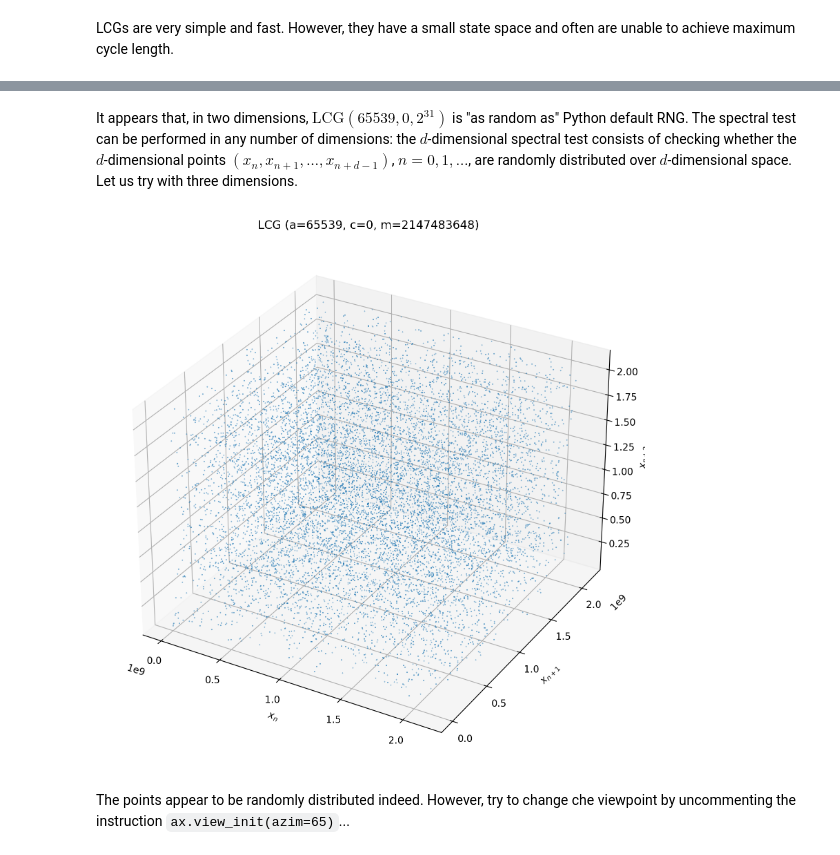
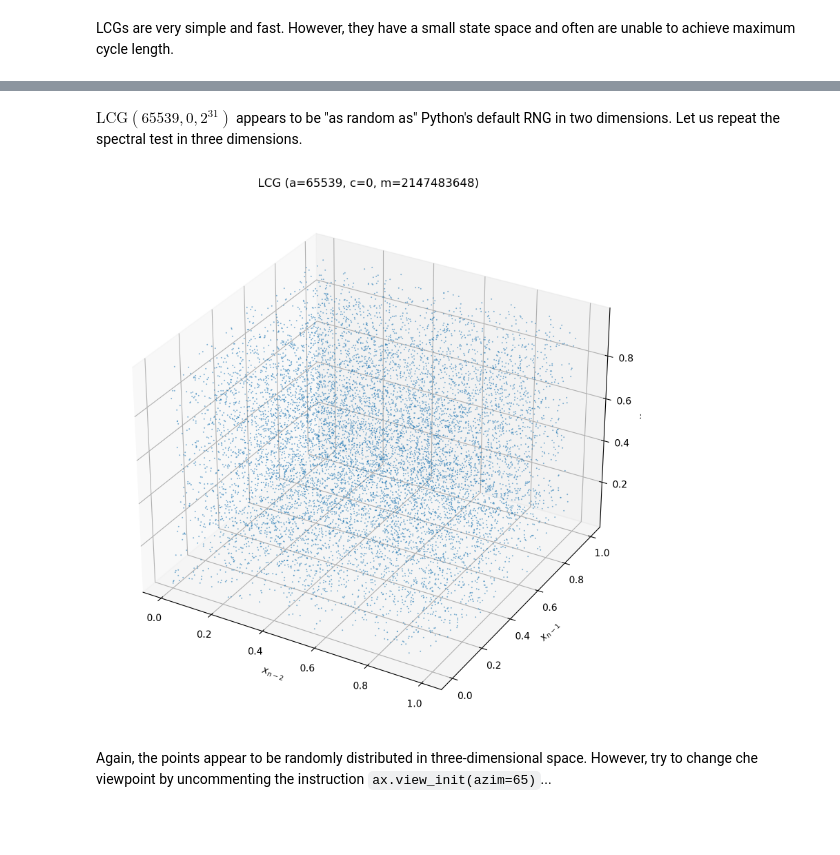
Before and after one commit to ali-benny/simulation-systems, a Jupyter notebook: DES/random-number-generators.ipynb, the cells around one changed output, grey strips where cells are left out. Cells and saved outputs as stored; diff of their text form; code cells hidden in the pictures; blank space fills up the shorter version.

```diff
--- a/DES/random-number-generators.ipynb
+++ b/DES/random-number-generators.ipynb
@@ -68,0 +54,23 @@ plt.show()
+# %%
+N = 10000
+# generate N random numbers in (0,1) using Python's random()
+rpython = np.random.default_rng(123).random(N)
+# a, c, m, x0 = 3, 0, 31, 1
+# generate N random numbers using LCG(65539, 0, 2**31); normalize to (0,1)
+a, c, m, x0 = 65539, 0, 2**31, 17
+rlcg = np.fromiter(LCG(a, c, m, x0), dtype=float, count=N) / 2.0**31
+
+plt.subplots(1, 2, figsize=(16,8))
+
+plt.subplot(1,2,1)
+plt.scatter(rpython[:-1], rpython[1:], s=0.5)
+plt.title("Numpy RNG")
+plt.xlabel("$x_{n-1}$")
+plt.ylabel("$x_n$")
+
+plt.subplot(1,2,2)
+plt.scatter(rlcg[:-1], rlcg[1:], s=0.5)
+plt.title(f"LCG (a={a}, c={c}, m={m})")
+plt.xlabel("$x_n$")
+
+plt.show()
@@ -69,15 +79,15 @@ plt.show()
 # %% [markdown]
-It appears that, in two dimensions, $\text{LCG}(65539, 0, 2^{31})$ is "as random as" Python default RNG. The spectral test can be performed in any number of dimensions: the $d$-dimensional spectral test consists of checking whether the $d$-dimensional points $(x_n, x_{n+1}, \ldots, x_{n+d-1})$, $n=0, 1, \ldots$, are randomly distributed over $d$-dimensional space. Let us try with three dimensions.
+$\text{LCG}(65539, 0, 2^{31})$ appears to be "as random as" Python's default RNG in two dimensions. Let us repeat the spectral test in three dimensions.
 # %%
 ax = plt.figure(figsize=(10,10)).add_subplot(projection="3d")
 plt.plot(rlcg[:-2], rlcg[1:-1], rlcg[2:], '.', markersize=0.5)
 #ax.view_init(azim=65)
 plt.title(f"LCG (a={a}, c={c}, m={m})")
-ax.set_xlabel("$x_n$")
-ax.set_ylabel("$x_{n+1}$")
-ax.set_zlabel("$x_{n+2}$")
+ax.set_xlabel("$x_{n-2}$")
+ax.set_ylabel("$x_{n-1}$")
+ax.set_zlabel("$x_n$")
 plt.show()
 # %% [output]
-[figure, old version]
+[figure, new version]
 # %% [markdown]
-The points appear to be randomly distributed indeed. However, try to change che viewpoint by uncommenting the instruction `ax.view_init(azim=65)`...
+Again, the points appear to be randomly distributed in three-dimensional space. However, try to change che viewpoint by uncommenting the instruction `ax.view_init(azim=65)`...
```
Also changed, not shown: parts of 5 cells of this notebook.
